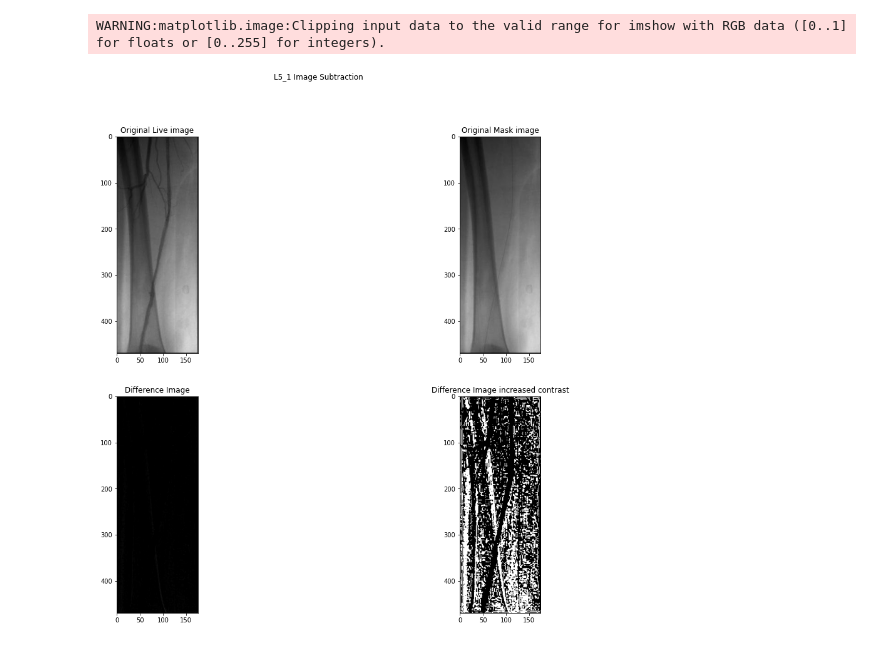
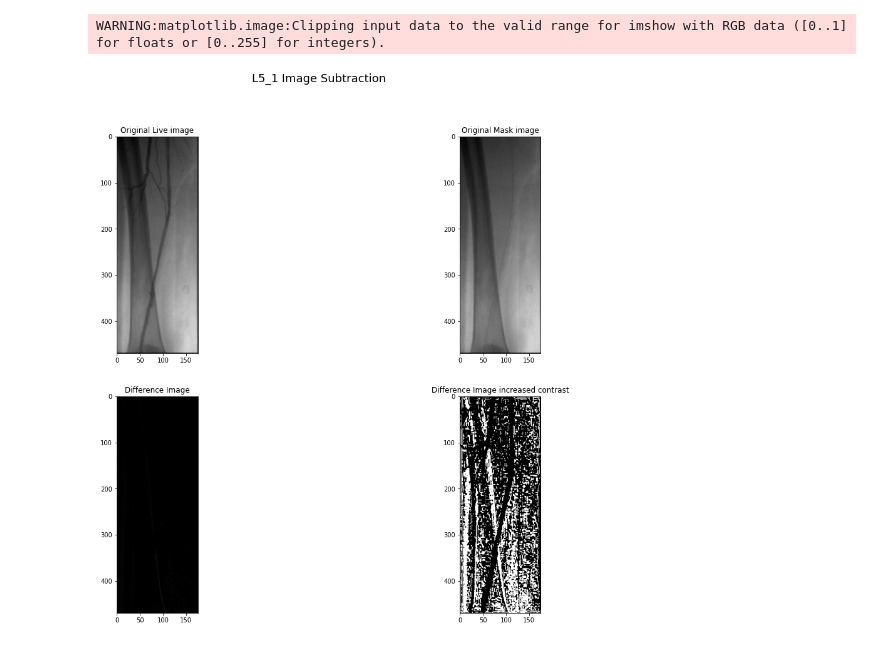
Before and after one commit to HienNguyenMinh/ImageProcessing, a Jupyter notebook: L5_1_Image_Subtraction.ipynb, the cells around one changed output. Saved outputs shown, nothing was run; the diff lists cells and outputs as text; code cells hidden in the pictures.

```diff
--- a/L5_1_Image_Subtraction.ipynb
+++ b/L5_1_Image_Subtraction.ipynb
@@ -13,32 +29,32 @@ Drive already mounted at /content/drive/; to attempt to forcibly remount, call d
 #Import libraries
 import cv2
 import numpy as np
 import matplotlib.pyplot as plt
 
 #read image
 liveImg = cv2.imread('/content/Images/live.jpg');
 maskImg = cv2.imread('/content/Images/mask.jpg');
 
 #calculate the difference between two images
 diffImg = cv2.subtract(liveImg, maskImg);
 gamma = 0.5;
 diffImg_contrasted = diffImg ** gamma;
 
 fig, ax = plt.subplots(2,2, figsize=(18,14))
 ax[0,0].imshow(liveImg);
 ax[0,0].set_title('Original Live image')
 
 ax[0,1].imshow(maskImg);
 ax[0,1].set_title('Original Mask image')
 
 ax[1,0].imshow(diffImg);
 ax[1,0].set_title('Difference Image')
 
 ax[1,1].imshow(diffImg_contrasted);
 ax[1,1].set_title('Difference Image increased contrast')
 
-plt.suptitle('L5_1 Image Subtraction');
+plt.suptitle('L5_1 Image Subtraction', fontsize=18);
 plt.show();
 # %% [output]
 WARNING:matplotlib.image:Clipping input data to the valid range for imshow with RGB data ([0..1] for floats or [0..255] for integers).
-[figure, old version]
+[figure, new version]
```
Also changed, not shown: parts of 1 cell of this notebook.
